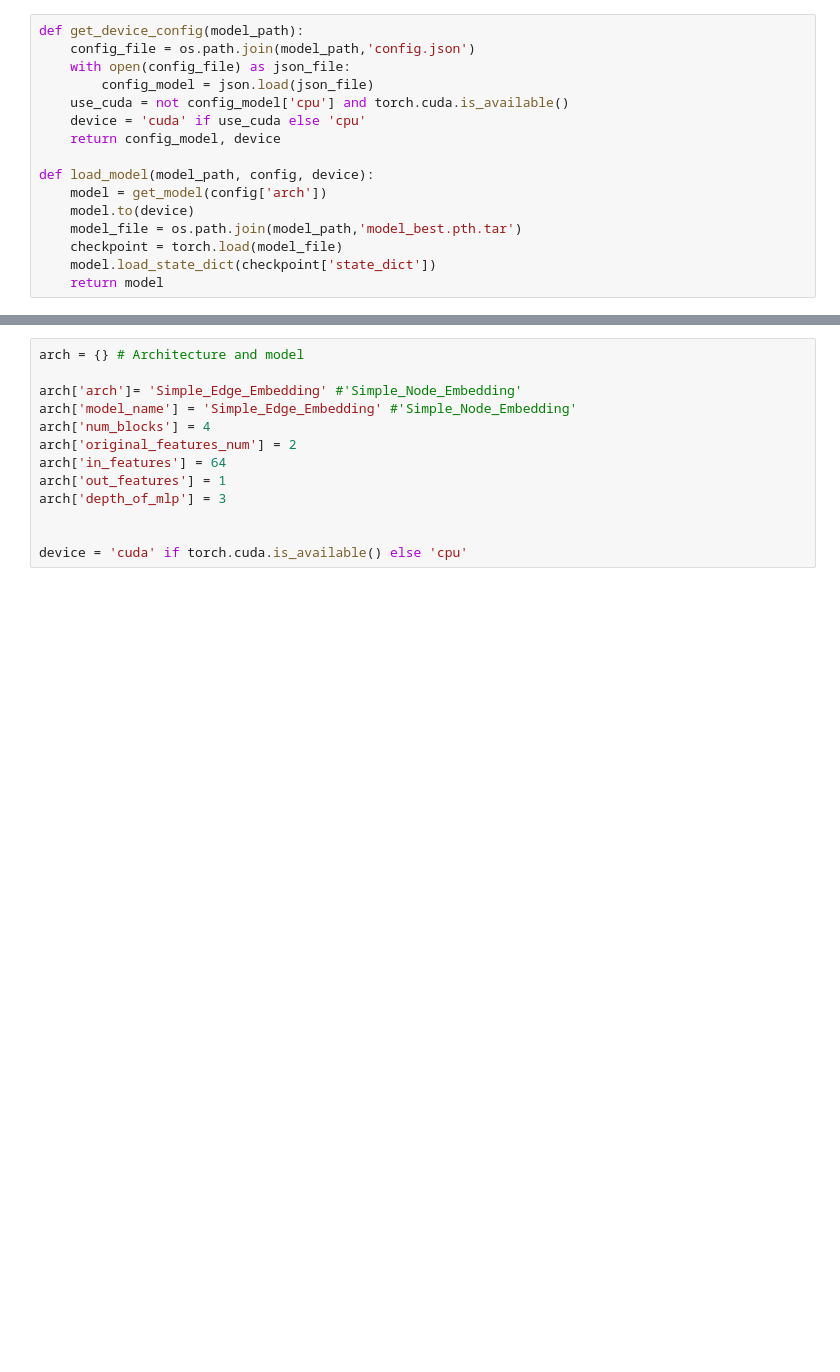
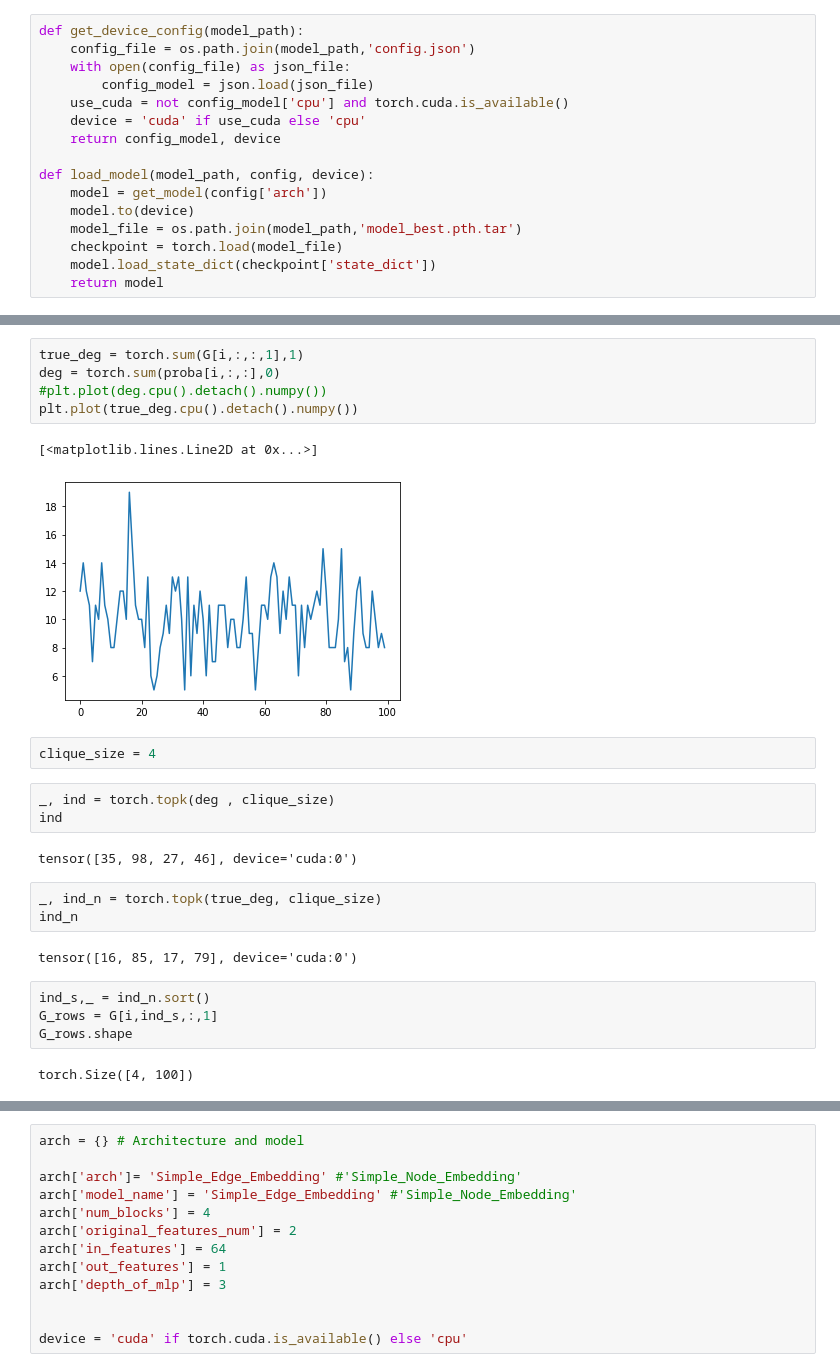
Before and after one commit to mlelarge/graph_neural_net, a Jupyter notebook: test_mcp.ipynb, the cells around one changed output, grey strips where cells are left out. Saved outputs shown, nothing was run; the diff lists cells and outputs as text; blank space fills up the shorter version.

```diff
--- a/test_mcp.ipynb
+++ b/test_mcp.ipynb
@@ -63,0 +123,26 @@ def load_model(model_path, config, device):
+# %%
+true_deg = torch.sum(G[i,:,:,1],1)
+deg = torch.sum(proba[i,:,:],0)
+#plt.plot(deg.cpu().detach().numpy())
+plt.plot(true_deg.cpu().detach().numpy())
+# %% [output]
+[<matplotlib.lines.Line2D at 0x...>]
+[figure, added]
+# %%
+clique_size = 4
+# %%
+_, ind = torch.topk(deg , clique_size)
+ind
+# %% [output]
+tensor([35, 98, 27, 46], device='cuda:0')
+# %%
+_, ind_n = torch.topk(true_deg, clique_size)
+ind_n
+# %% [output]
+tensor([16, 85, 17, 79], device='cuda:0')
+# %%
+ind_s,_ = ind_n.sort()
+G_rows = G[i,ind_s,:,1]
+G_rows.shape
+# %% [output]
+torch.Size([4, 100])
```
Also changed, not shown: parts of 30 cells of this notebook, 1 other file.
